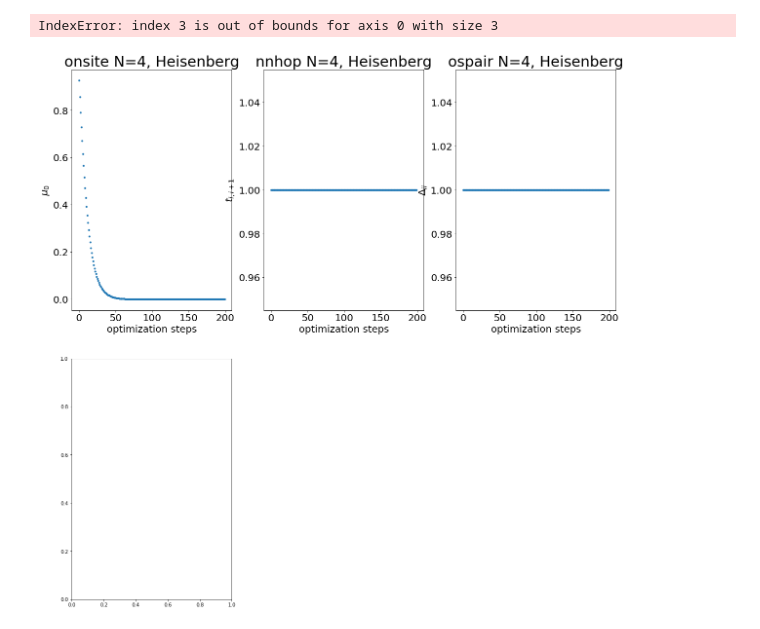
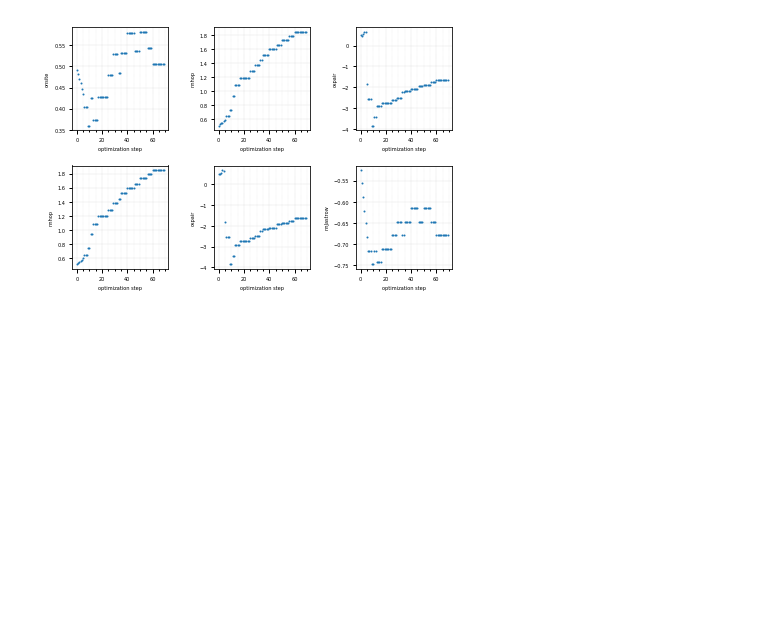
Before and after one commit to jimlambert/heisenberg_vmc, a Jupyter notebook: scripts/ObservablesAnalysis.ipynb, the cells around one changed output. Cells and saved outputs as stored; diff of their text form; code cells hidden in the pictures; blank space fills up the shorter version.

Commit message:
Added general parameter reader for script

```diff
--- a/scripts/ObservablesAnalysis.ipynb
+++ b/scripts/ObservablesAnalysis.ipynb
@@ -131,46 +23,12 @@ plt.show()
-# %%
-ls=20
-fs=30
-
-head, data = an.ReadParamsDat("../var_params.dat")
-
-nsteps = np.arange(0, len(data[0]))
-plt.figure(figsize=(20,20))
-plt.subplot(231)
-plt.plot(nsteps, data[0], '.')
-plt.title(head[0]+" N=4, Heisenberg", fontsize=fs)
-plt.ylabel("$\mu_0$", fontsize=ls)
-plt.xlabel("optimization steps", fontsize=ls)
-plt.tick_params(axis='both', which='major', labelsize=ls)
-plt.subplot(232)
-plt.plot(nsteps, data[1], '.')
-plt.title(head[1]+" N=4, Heisenberg", fontsize=fs)
-plt.ylabel("$t_{i,i+1}$", fontsize=ls)
-plt.xlabel("optimization steps", fontsize=ls)
-plt.tick_params(axis='both', which='major', labelsize=ls)
-plt.subplot(233)
-plt.plot(nsteps, data[2], '.')
-plt.title(head[2]+" N=4, Heisenberg", fontsize=fs)
-plt.ylabel("$\Delta_{ii}$", fontsize=ls)
-plt.xlabel("optimization steps", fontsize=ls)
-plt.tick_params(axis='both', which='major', labelsize=ls)
-plt.subplot(234)
-plt.plot(nsteps, data[3], '.')
-plt.title(head[3]+" N=4, Heisenberg", fontsize=fs)
-plt.ylabel("$\Delta_{ii+1}$", fontsize=ls)
-plt.xlabel("optimization steps", fontsize=ls)
-plt.tick_params(axis='both', which='major', labelsize=ls)
-"""
-plt.subplot(235)
-plt.plot(nsteps, data[3], '.')
-plt.title(head[3]+" N=4, Heisenberg", fontsize=fs)
-plt.ylabel("$\Delta_{ii+1}$", fontsize=ls)
-plt.xlabel("optimization steps", fontsize=ls)
-plt.tick_params(axis='both', which='major', labelsize=ls)
-"""
-plt.tight_layout()
-plt.savefig("n4varparams_heis.pdf")
-plt.show()
-# %% [output]
-IndexError: index 3 is out of bounds for axis 0 with size 3
-[figure, removed]
+# %%
+ls=5
+fs=7
+x=20
+y=10
+ms=2
+
+header, data = an.ReadParamsDat("../var_params.dat")
+ax, fig = an.PlotVarParams(header, data, 3, fs, ls, ms, x, y)
+plt.savefig("test.pdf")
+# %% [output]
+[figure, added]
```
Also changed, not shown: parts of 7 cells of this notebook, 3 other files.
